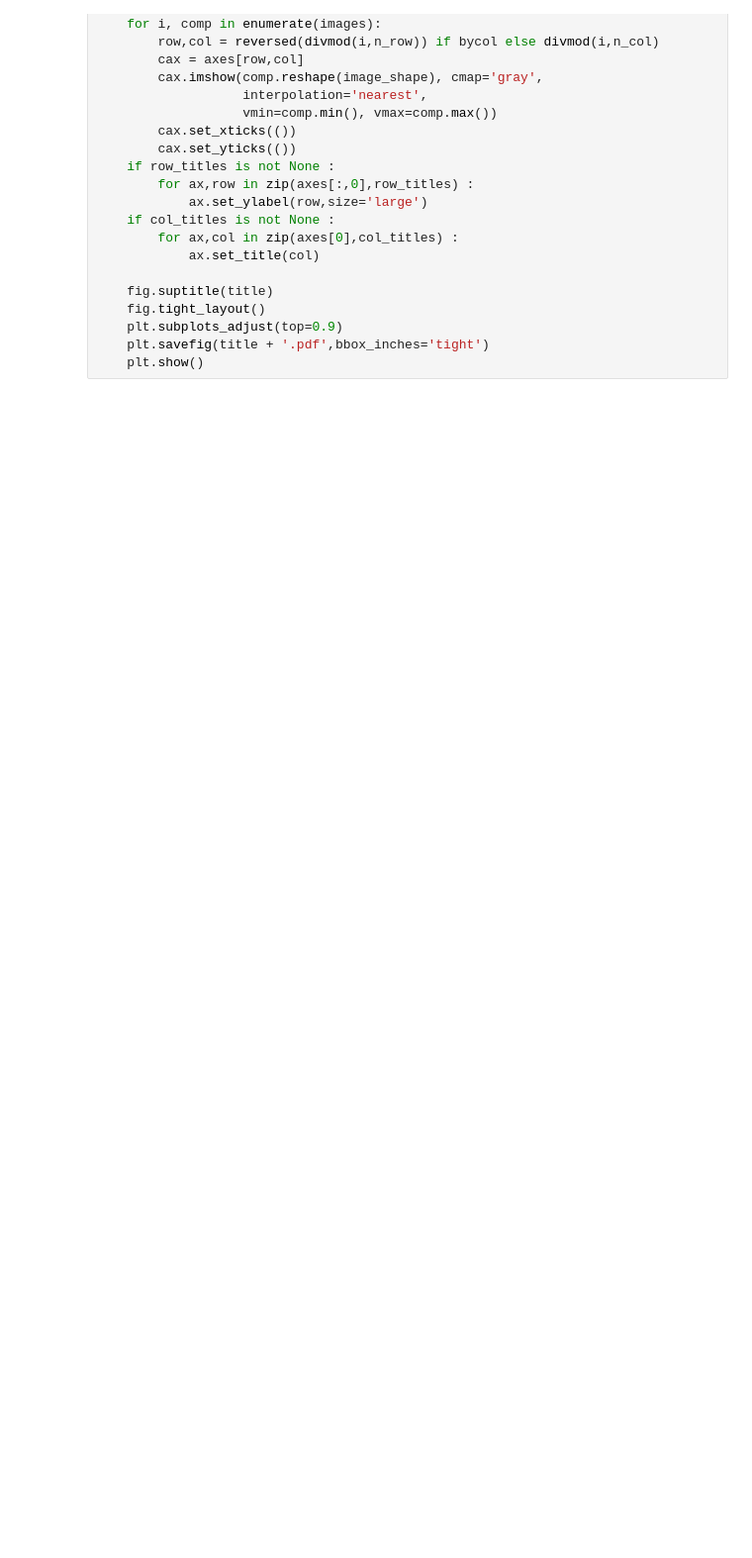
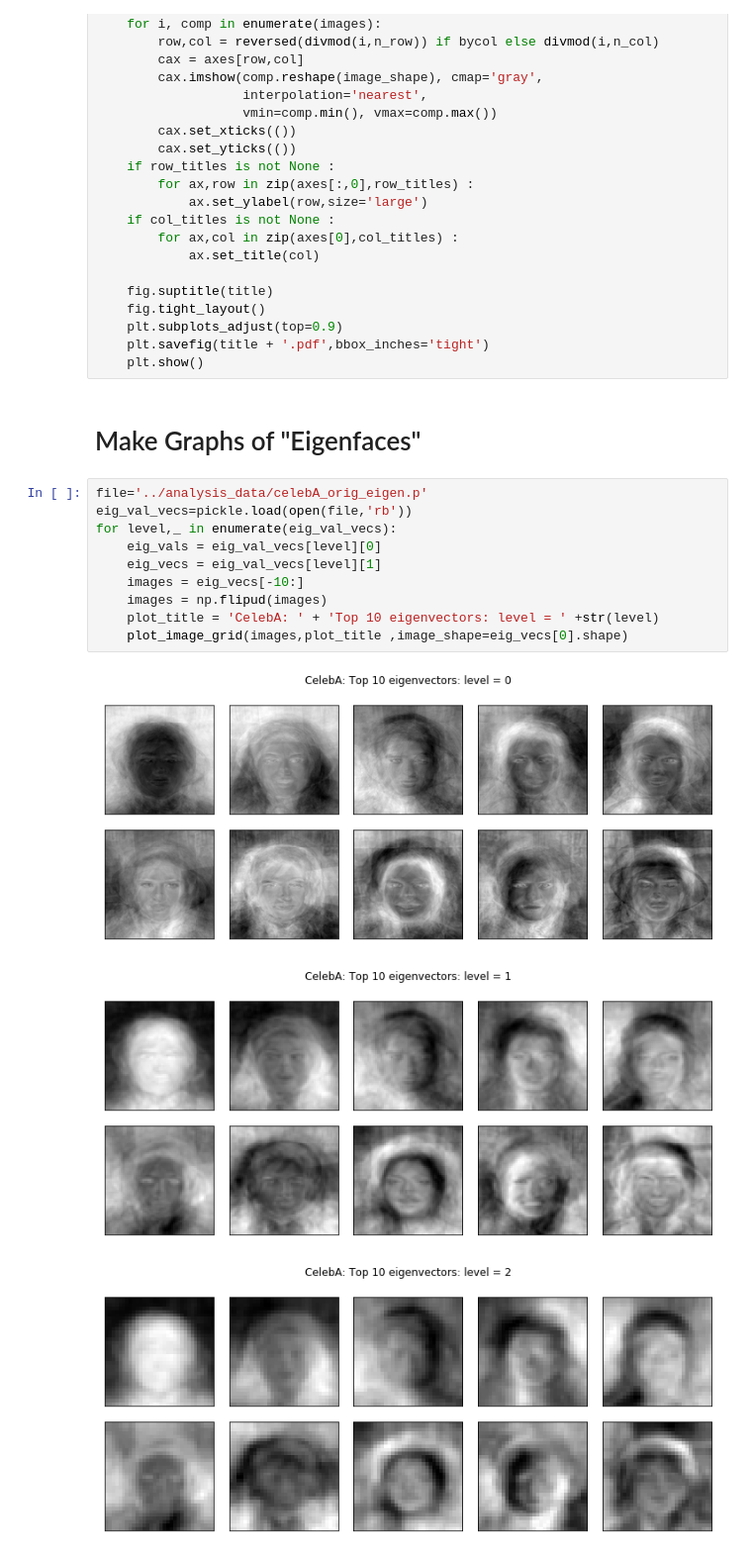
Before and after one commit to mihamerstan/context_encoder_pytorch, a Jupyter notebook: reports/CelebA_Analysis.ipynb, the cells around one changed output. Shown at 99% size. Drawn from its saved outputs; the diff is of its cells as text; blank space fills up the shorter version.

```diff
--- a/reports/CelebA_Analysis.ipynb
+++ b/reports/CelebA_Analysis.ipynb
@@ -28,3 +42,19 @@ def plot_image_grid(images, title, image_shape=(64,64),n_col=5, n_row=2, bycol=0
     plt.subplots_adjust(top=0.9)
     plt.savefig(title + '.pdf',bbox_inches='tight')
     plt.show()
+# %% [markdown]
+# Make Graphs of "Eigenfaces"
+# %%
+file='../analysis_data/celebA_orig_eigen.p'
+eig_val_vecs=pickle.load(open(file,'rb'))
+for level,_ in enumerate(eig_val_vecs):
+    eig_vals = eig_val_vecs[level][0]
+    eig_vecs = eig_val_vecs[level][1]
+    images = eig_vecs[-10:]
+    images = np.flipud(images)
+    plot_title = 'CelebA: ' + 'Top 10 eigenvectors: level = ' +str(level)
+    plot_image_grid(images,plot_title ,image_shape=eig_vecs[0].shape)
+# %% [output]
+[figure, added]
+[figure, added]
+[figure, added]
```
Also changed, not shown: parts of 26 cells of this notebook.
